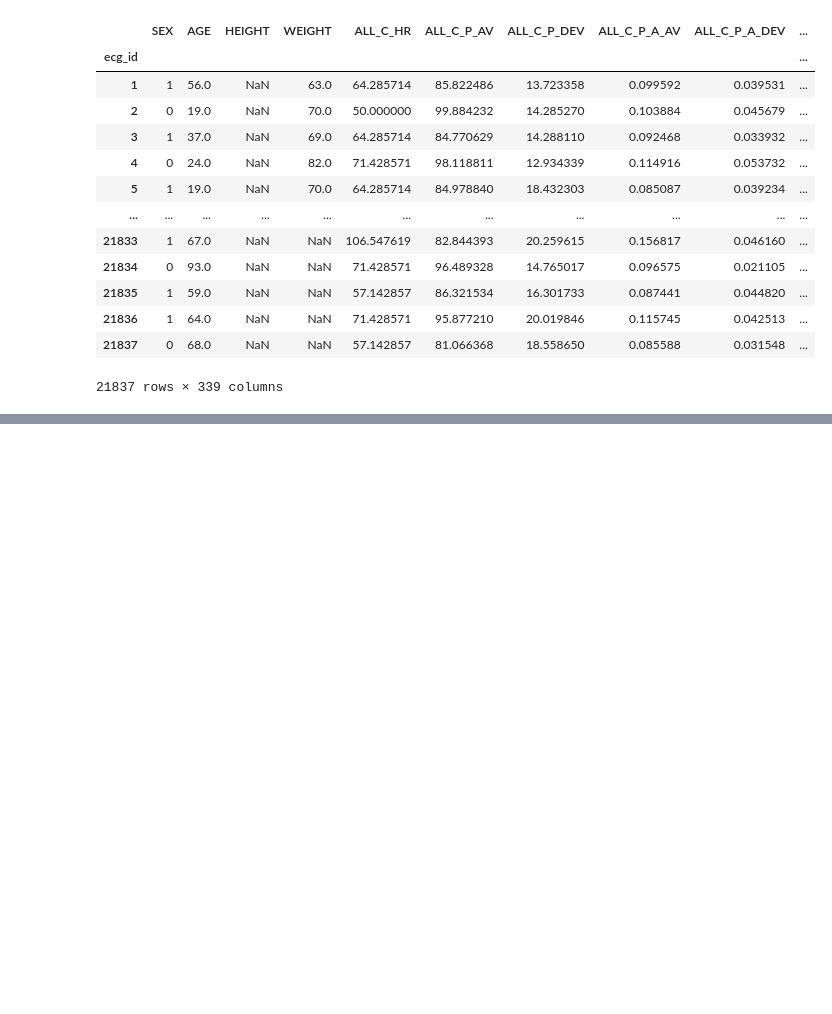
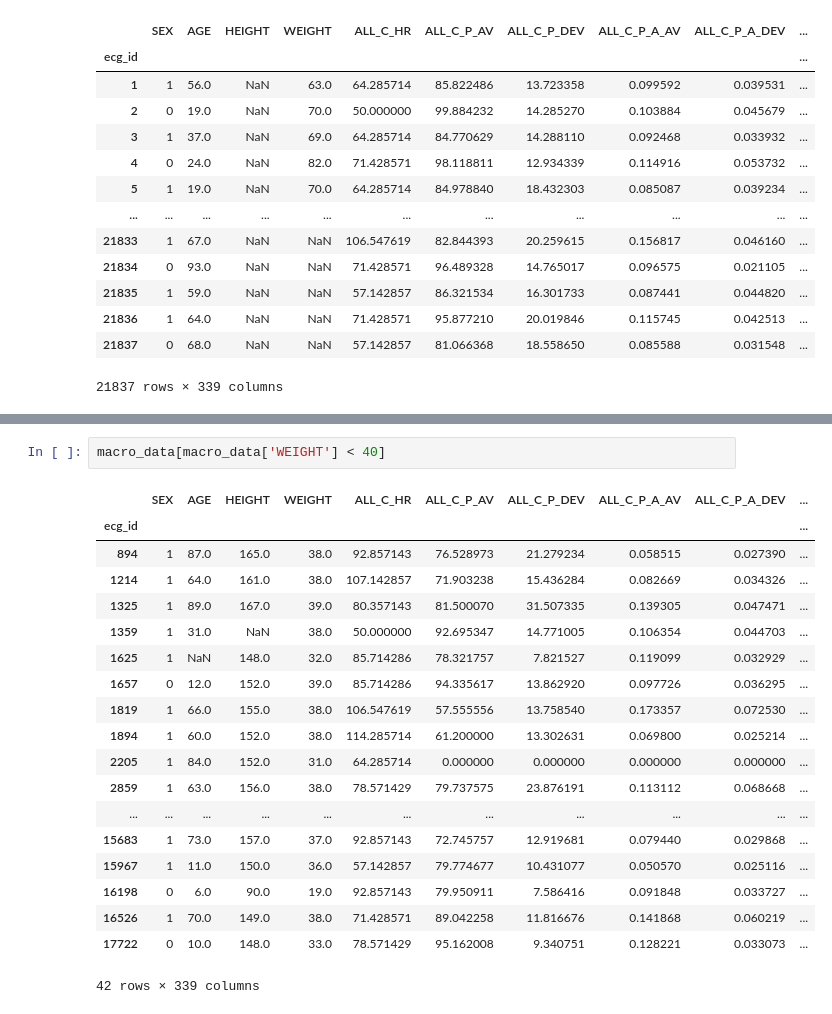
Before and after one commit to Makarov-AA/ML_UNN_Course, a Jupyter notebook: Homework.ipynb, the cells around one changed output, grey strips where cells are left out. Drawn from its saved outputs; the diff is of its cells as text; blank space fills up the shorter version.

```diff
--- a/Homework.ipynb
+++ b/Homework.ipynb
@@ -534,0 +723,22 @@ macro_data
+# %%
+macro_data[macro_data['WEIGHT'] < 40]
+# %% [output]
+|  | SEX | AGE | HEIGHT | WEIGHT | ALL_C_HR | ALL_C_P_AV | ALL_C_P_DEV | ALL_C_P_A_AV | ALL_C_P_A_DEV | ... |
+| ecg_id |  |  |  |  |  |  |  |  |  | ... |
+| 894 | 1 | 87.0 | 165.0 | 38.0 | 92.857143 | 76.528973 | 21.279234 | 0.058515 | 0.027390 | ... |
+| 1214 | 1 | 64.0 | 161.0 | 38.0 | 107.142857 | 71.903238 | 15.436284 | 0.082669 | 0.034326 | ... |
+| 1325 | 1 | 89.0 | 167.0 | 39.0 | 80.357143 | 81.500070 | 31.507335 | 0.139305 | 0.047471 | ... |
+| 1359 | 1 | 31.0 | NaN | 38.0 | 50.000000 | 92.695347 | 14.771005 | 0.106354 | 0.044703 | ... |
+| 1625 | 1 | NaN | 148.0 | 32.0 | 85.714286 | 78.321757 | 7.821527 | 0.119099 | 0.032929 | ... |
+| 1657 | 0 | 12.0 | 152.0 | 39.0 | 85.714286 | 94.335617 | 13.862920 | 0.097726 | 0.036295 | ... |
+| 1819 | 1 | 66.0 | 155.0 | 38.0 | 106.547619 | 57.555556 | 13.758540 | 0.173357 | 0.072530 | ... |
+| 1894 | 1 | 60.0 | 152.0 | 38.0 | 114.285714 | 61.200000 | 13.302631 | 0.069800 | 0.025214 | ... |
+| 2205 | 1 | 84.0 | 152.0 | 31.0 | 64.285714 | 0.000000 | 0.000000 | 0.000000 | 0.000000 | ... |
+| 2859 | 1 | 63.0 | 156.0 | 38.0 | 78.571429 | 79.737575 | 23.876191 | 0.113112 | 0.068668 | ... |
+| ... | ... | ... | ... | ... | ... | ... | ... | ... | ... | ... |
+| 15683 | 1 | 73.0 | 157.0 | 37.0 | 92.857143 | 72.745757 | 12.919681 | 0.079440 | 0.029868 | ... |
+| 15967 | 1 | 11.0 | 150.0 | 36.0 | 57.142857 | 79.774677 | 10.431077 | 0.050570 | 0.025116 | ... |
+| 16198 | 0 | 6.0 | 90.0 | 19.0 | 92.857143 | 79.950911 | 7.586416 | 0.091848 | 0.033727 | ... |
+| 16526 | 1 | 70.0 | 149.0 | 38.0 | 71.428571 | 89.042258 | 11.816676 | 0.141868 | 0.060219 | ... |
+| 17722 | 0 | 10.0 | 148.0 | 33.0 | 78.571429 | 95.162008 | 9.340751 | 0.128221 | 0.033073 | ... |
+42 rows × 339 columns
```
Also changed, not shown: parts of 33 cells of this notebook.
